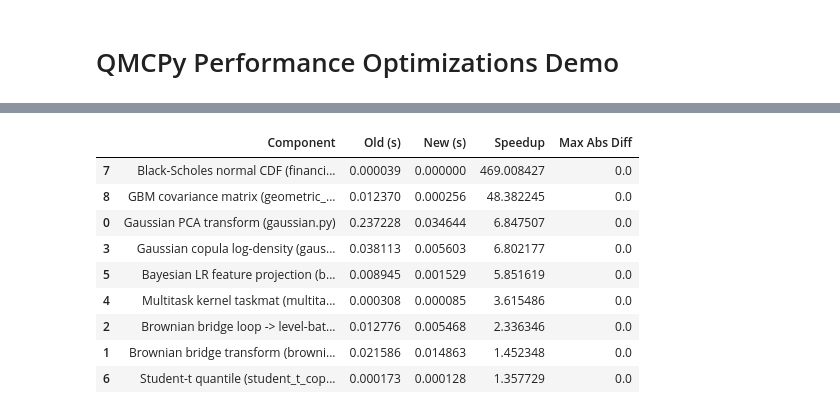
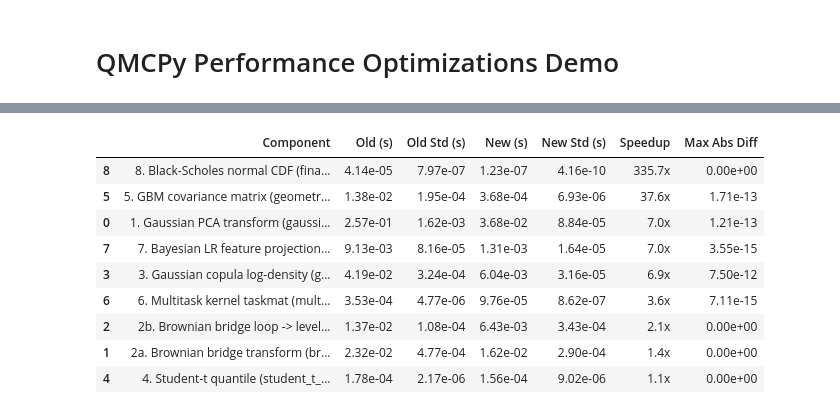
Before and after one commit to QMCSoftware/qmcpy, a Jupyter notebook: demos/performance_optimizations_demo.ipynb, the cells around one changed output, grey strips where cells are left out. Saved outputs shown, nothing was run; the diff lists cells and outputs as text; code cells hidden in the pictures.

Commit message:
Various enhancements: more accurate speedup calculations by repeated calls. Added visualization and inline references.

```diff
--- a/demos/performance_optimizations_demo.ipynb
+++ b/demos/performance_optimizations_demo.ipynb
@@ -303,19 +304,25 @@ GBM covariance matrix (geometric_brownian_motion.py)
 # %%
-import pandas as pd
 summary_df = pd.DataFrame(
     results_table,
-    columns=['Component', 'Old (s)', 'New (s)', 'Speedup', 'Max Abs Diff'],
+    columns=['Component', 'Old (s)', 'Old Std (s)', 'New (s)', 'New Std (s)', 'Speedup', 'Max Abs Diff'],
 )
 sorted_summary_df = summary_df.sort_values(by='Speedup', ascending=False)
-sorted_summary_df.round(6)
+sorted_summary_df.style.format({
+    'Old (s)': '{:.2e}',
+    'Old Std (s)': '{:.2e}',
+    'New (s)': '{:.2e}',
+    'New Std (s)': '{:.2e}',
+    'Speedup': '{:.1f}x',
+    'Max Abs Diff': '{:.2e}',
+})
 # %% [output]
-|  | Component | Old (s) | New (s) | Speedup | Max Abs Diff |
-| 7 | Black-Scholes normal CDF (financi... | 0.000039 | 0.000000 | 469.008427 | 0.0 |
-| 8 | GBM covariance matrix (geometric_... | 0.012370 | 0.000256 | 48.382245 | 0.0 |
-| 0 | Gaussian PCA transform (gaussian.py) | 0.237228 | 0.034644 | 6.847507 | 0.0 |
-| 3 | Gaussian copula log-density (gaus... | 0.038113 | 0.005603 | 6.802177 | 0.0 |
-| 5 | Bayesian LR feature projection (b... | 0.008945 | 0.001529 | 5.851619 | 0.0 |
-| 4 | Multitask kernel taskmat (multita... | 0.000308 | 0.000085 | 3.615486 | 0.0 |
-| 2 | Brownian bridge loop -> level-bat... | 0.012776 | 0.005468 | 2.336346 | 0.0 |
-| 1 | Brownian bridge transform (browni... | 0.021586 | 0.014863 | 1.452348 | 0.0 |
-| 6 | Student-t quantile (student_t_cop... | 0.000173 | 0.000128 | 1.357729 | 0.0 |
+|  | Component | Old (s) | Old Std (s) | New (s) | New Std (s) | Speedup | Max Abs Diff |
+| 8 | 8. Black-Scholes normal CDF (fina... | 4.14e-05 | 7.97e-07 | 1.23e-07 | 4.16e-10 | 335.7x | 0.00e+00 |
+| 5 | 5. GBM covariance matrix (geometr... | 1.38e-02 | 1.95e-04 | 3.68e-04 | 6.93e-06 | 37.6x | 1.71e-13 |
+| 0 | 1. Gaussian PCA transform (gaussi... | 2.57e-01 | 1.62e-03 | 3.68e-02 | 8.84e-05 | 7.0x | 1.21e-13 |
+| 7 | 7. Bayesian LR feature projection... | 9.13e-03 | 8.16e-05 | 1.31e-03 | 1.64e-05 | 7.0x | 3.55e-15 |
+| 3 | 3. Gaussian copula log-density (g... | 4.19e-02 | 3.24e-04 | 6.04e-03 | 3.16e-05 | 6.9x | 7.50e-12 |
+| 6 | 6. Multitask kernel taskmat (mult... | 3.53e-04 | 4.77e-06 | 9.76e-05 | 8.62e-07 | 3.6x | 7.11e-15 |
+| 2 | 2b. Brownian bridge loop -> level... | 1.37e-02 | 1.08e-04 | 6.43e-03 | 3.43e-04 | 2.1x | 0.00e+00 |
+| 1 | 2a. Brownian bridge transform (br... | 2.32e-02 | 4.77e-04 | 1.62e-02 | 2.90e-04 | 1.4x | 0.00e+00 |
+| 4 | 4. Student-t quantile (student_t_... | 1.78e-04 | 2.17e-06 | 1.56e-04 | 9.02e-06 | 1.1x | 0.00e+00 |
```
Also changed, not shown: parts of 30 cells of this notebook.
